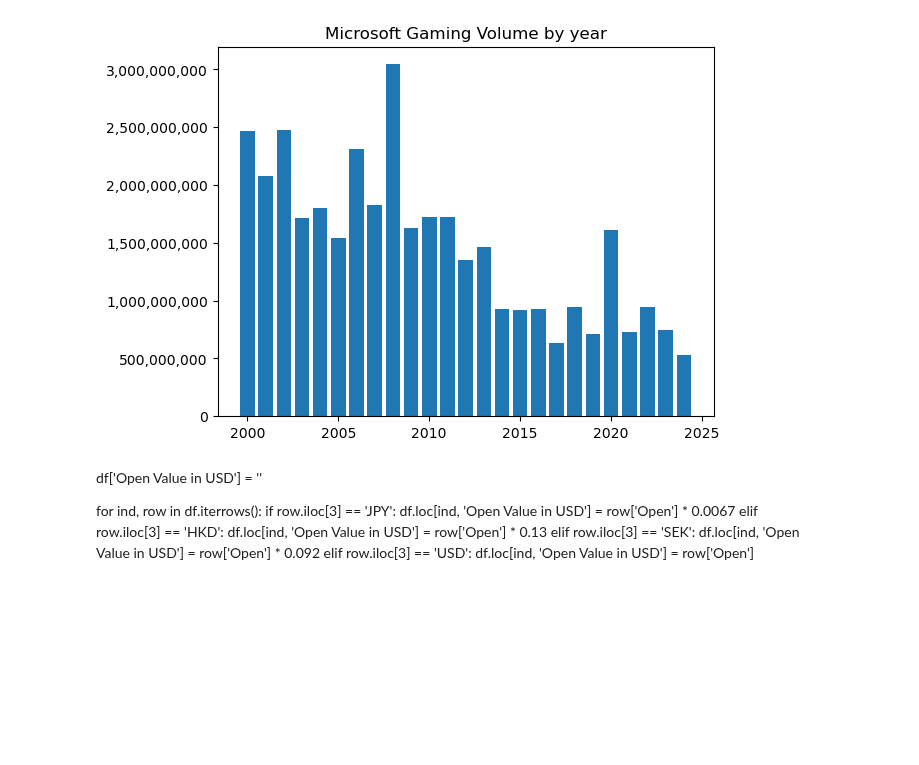
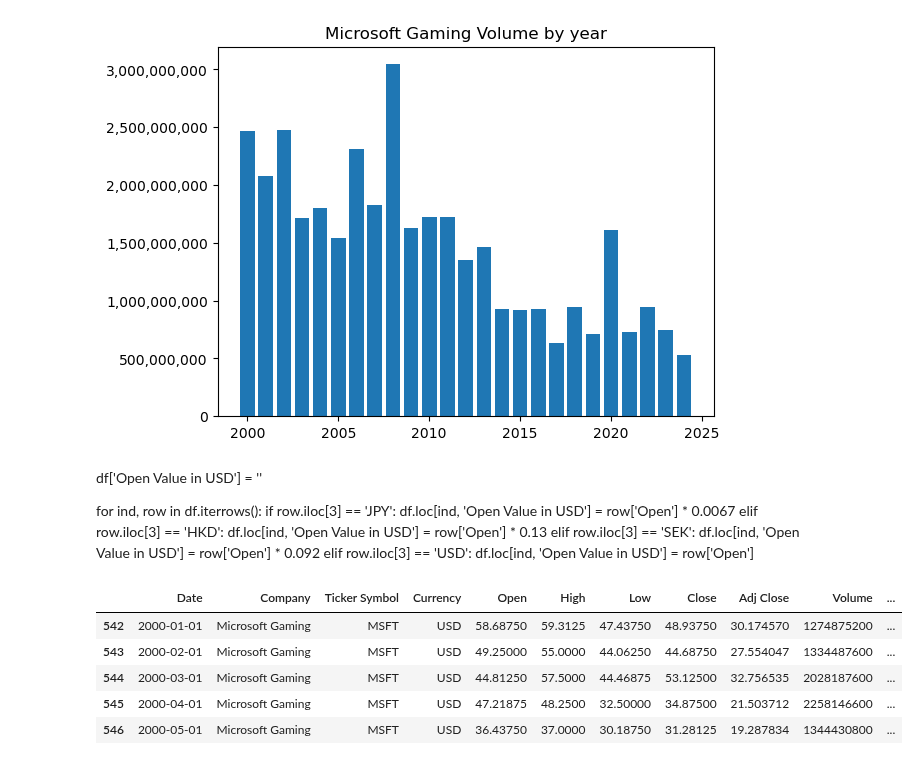
Before and after one commit to Djohnson1313/gaming_company_stocks_analysis, a Jupyter notebook: gaming_stocks_analysis.ipynb, the cells around one changed output. Drawn from its saved outputs; the diff is of its cells as text; code cells hidden in the pictures; blank space fills up the shorter version.

```diff
--- a/gaming_stocks_analysis.ipynb
+++ b/gaming_stocks_analysis.ipynb
@@ -254,3 +254,12 @@ for ind, row in df.iterrows():
         df.loc[ind, 'Open Value in USD'] = row['Open'] * 0.092
     elif row.iloc[3] == 'USD':
         df.loc[ind, 'Open Value in USD'] = row['Open']
+# %%
+df_micro.head()
+# %% [output]
+|  | Date | Company | Ticker Symbol | Currency | Open | High | Low | Close | Adj Close | Volume | ... |
+| 542 | 2000-01-01 | Microsoft Gaming | MSFT | USD | 58.68750 | 59.3125 | 47.43750 | 48.93750 | 30.174570 | 1274875200 | ... |
+| 543 | 2000-02-01 | Microsoft Gaming | MSFT | USD | 49.25000 | 55.0000 | 44.06250 | 44.68750 | 27.554047 | 1334487600 | ... |
+| 544 | 2000-03-01 | Microsoft Gaming | MSFT | USD | 44.81250 | 57.5000 | 44.46875 | 53.12500 | 32.756535 | 2028187600 | ... |
+| 545 | 2000-04-01 | Microsoft Gaming | MSFT | USD | 47.21875 | 48.2500 | 32.50000 | 34.87500 | 21.503712 | 2258146600 | ... |
+| 546 | 2000-05-01 | Microsoft Gaming | MSFT | USD | 36.43750 | 37.0000 | 30.18750 | 31.28125 | 19.287834 | 1344430800 | ... |
```
Also changed, not shown: parts of 2 cells of this notebook.
